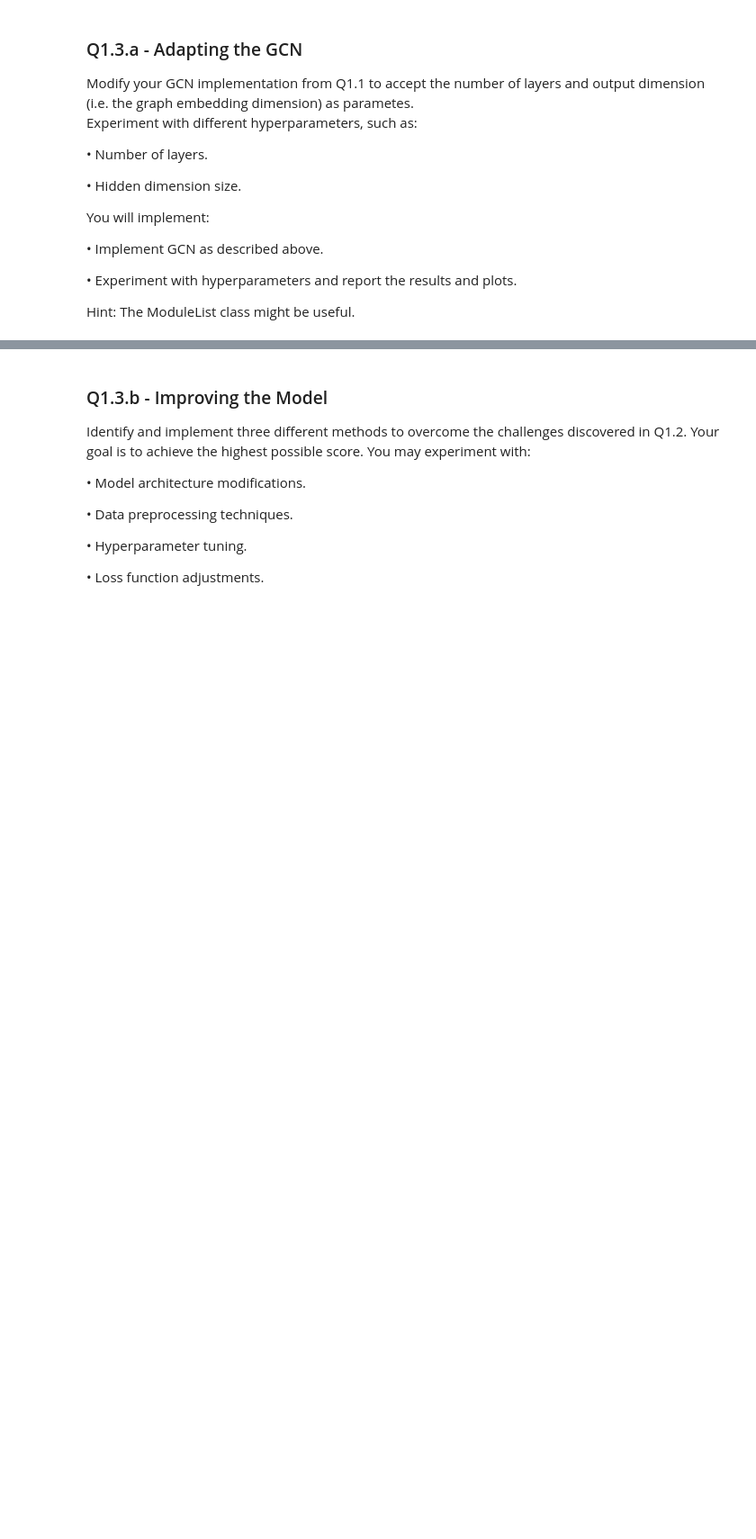
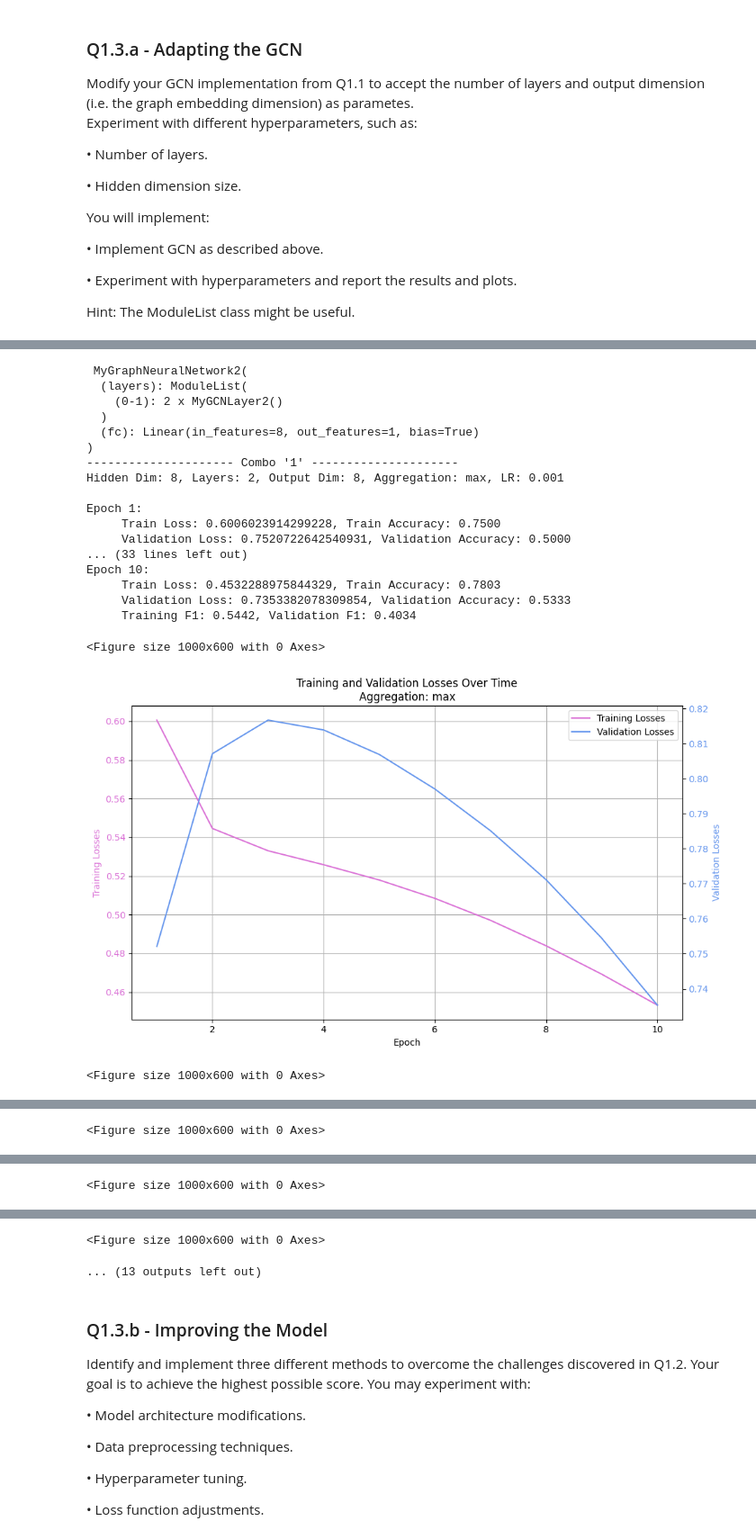
Before and after one commit to belfioreasia/Deep-Graph-Based-Learning, a Jupyter notebook: Coursework/q1_graph_classification.ipynb, the cells around one changed output, grey strips where cells are left out. Shown at 90% size. Cells and saved outputs as stored; diff of their text form; code cells hidden in the pictures; blank space fills up the shorter version.

```diff
--- a/Coursework/q1_graph_classification.ipynb
+++ b/Coursework/q1_graph_classification.ipynb
@@ -1279,2 +1286,75 @@ Epoch 10:
 <Figure size 1000x600 with 0 Axes>
 ... (4 outputs left out)
+# %%
+# Run different hyper params here
+
+
+# Initialising different model hyperparameters
+params = [{'hidden_dim':8,'layers':2,'output_dim':8, 'aggregation':'max', 'lr':0.001},
+          {'hidden_dim':8,'layers':2,'output_dim':10, 'aggregation':'max', 'lr':0.001},
+          {'hidden_dim':5,'layers':3,'output_dim':5, 'aggregation':'sum', 'lr':0.005},
+          {'hidden_dim':3,'layers':5,'output_dim':2, 'aggregation':'max', 'lr':0.0015},
+          {'hidden_dim':8,'layers':2,'output_dim':2, 'aggregation':'mean', 'lr':0.01}, ]
+
+
+num_epochs = 10
+for i,combo in enumerate(params):
+    hidden_dim = combo['hidden_dim']
+    layers = combo['layers']
+    output_dim = combo['output_dim']
+    aggregation = combo['aggregation']
+    lr = combo['lr']
+
+    model = MyGraphNeuralNetwork2(input_dim=10, hidden_dim=hidden_dim, output_dim=output_dim, num_layers=layers)
+    print("\n", model)
+
+    # Loss function and optimizer
+    criterion = nn.BCELoss()
+    optimizer = optim.Adam(model.parameters(), lr=lr)
+
+    # Splitting the Data
+    # train_data, val_data = split_training_data(train_data, 0.8)
+
+    # TRAIN
+    print(f"--------------------- Combo '{i+1}' ---------------------")
+    print(f"Hidden Dim: {hidden_dim}, Layers: {layers}, Output Dim: {output_dim}, Aggregation: {aggregation}, LR: {lr}\n")
+    train_losses, train_accuracies, validation_losses, validation_accuracies, train_F1, eval_F1 = train_model(
+        model,
+        optimizer,
+        criterion,
+        train_data,
+        eval_data,
+        epochs=num_epochs,
+        graph_aggregation_method=aggregation,
+        verbose=True,
+        f1=True
+    )
+    plot_training_and_validation(train_losses, validation_losses, aggregation=aggregation,
+                                graph1_label="Training Losses", graph2_label="Validation Losses", x_label="Epoch",
+                                title=f"Training and Validation Losses Over Time\nAggregation: {aggregation}",
+                                save=True, plot_name=f"Q1.3/combo_{i+1}_M2_loss")
+    plot_training_and_validation(train_F1, eval_F1, aggregation=aggregation,
+                                graph1_label="Training F1 Score", graph2_label="Validation F1 Score", x_label="Epoch",
+                                title=f"Training F1 Score and Validation F1 Score Over Time\nAggregation: {aggregation}",
+                                save=True, plot_name=f"Q1.3/combo_{i+1}_M2_f1")
+# %% [output]
+ MyGraphNeuralNetwork2(
+  (layers): ModuleList(
+    (0-1): 2 x MyGCNLayer2()
+  )
+  (fc): Linear(in_features=8, out_features=1, bias=True)
+)
+--------------------- Combo '1' ---------------------
+Hidden Dim: 8, Layers: 2, Output Dim: 8, Aggregation: max, LR: 0.001
+
+Epoch 1:
+     Train Loss: 0.6006023914299228, Train Accuracy: 0.7500
+     Validation Loss: 0.7520722642540931, Validation Accuracy: 0.5000
+... (33 lines left out)
+Epoch 10:
+     Train Loss: 0.4532288975844329, Train Accuracy: 0.7803
+     Validation Loss: 0.7353382078309854, Validation Accuracy: 0.5333
+     Training F1: 0.5442, Validation F1: 0.4034
+<Figure size 1000x600 with 0 Axes>
+[figure, added]
+<Figure size 1000x600 with 0 Axes>
@@ -1280,0 +1379 @@ Epoch 10:
+<Figure size 1000x600 with 0 Axes>
@@ -1280,0 +1381 @@ Epoch 10:
+<Figure size 1000x600 with 0 Axes>
@@ -1281,3 +1400,5 @@ Epoch 10:
+<Figure size 1000x600 with 0 Axes>
+... (13 outputs left out)
 # %% [markdown]
 ### Q1.3.b - Improving the Model
 Identify and implement three different methods to overcome the challenges discovered in
```
Also changed, not shown: parts of 14 cells of this notebook, 52 other files.
